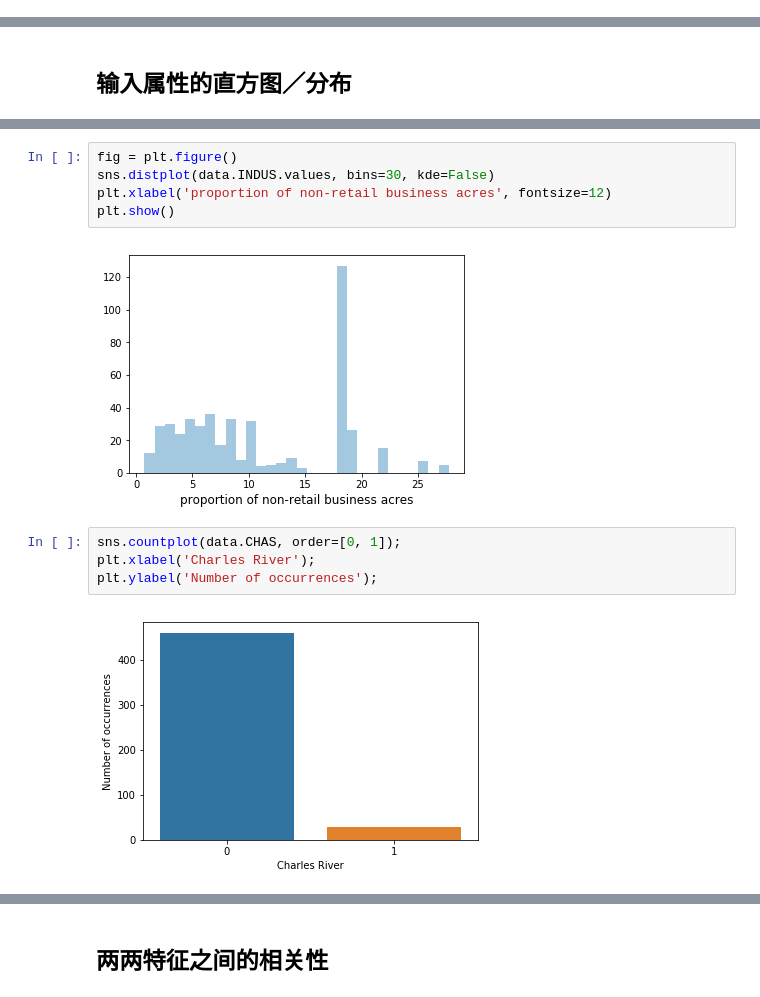
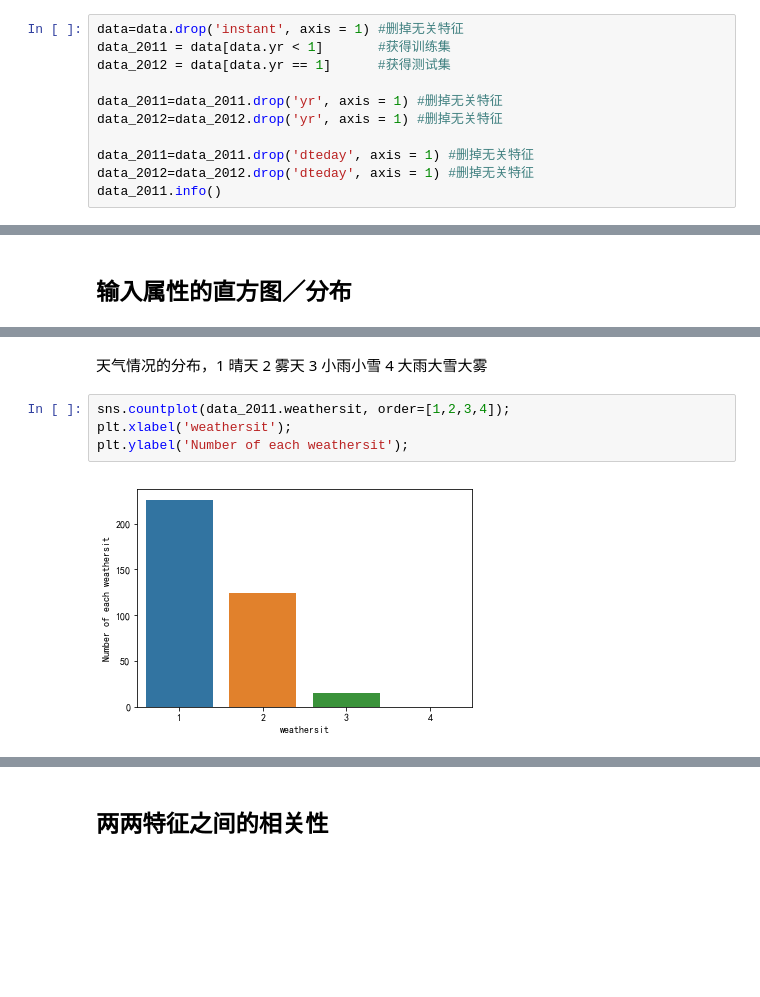
Before and after one commit to jhyehuang/artificial-intelligence, a Jupyter notebook: 第一周/第一周作业/Capital_Bikeshare.ipynb, the cells around one changed output, grey strips where cells are left out. Cells and saved outputs as stored; diff of their text form; blank space fills up the shorter version.

```diff
--- a/第一周/第一周作业/Capital_Bikeshare.ipynb
+++ b/第一周/第一周作业/Capital_Bikeshare.ipynb
@@ -105,0 +103,11 @@ data_2012 = data[data.yr == 1]
+# %%
+data=data.drop('instant', axis = 1) #删掉无关特征
+data_2011 = data[data.yr < 1]       #获得训练集
+data_2012 = data[data.yr == 1]      #获得测试集
+
+data_2011=data_2011.drop('yr', axis = 1) #删掉无关特征
+data_2012=data_2012.drop('yr', axis = 1) #删掉无关特征
+
+data_2011=data_2011.drop('dteday', axis = 1) #删掉无关特征
+data_2012=data_2012.drop('dteday', axis = 1) #删掉无关特征
+data_2011.info()
@@ -147,13 +155,8 @@ plt.show()
-# %%
-fig = plt.figure()
-sns.distplot(data.INDUS.values, bins=30, kde=False)
-plt.xlabel('proportion of non-retail business acres', fontsize=12)
-plt.show()
-# %% [output]
-[figure, removed]
+# %% [markdown]
+天气情况的分布，1 晴天 2 雾天 3 小雨小雪 4 大雨大雪大雾
 # %%
-sns.countplot(data.CHAS, order=[0, 1]);
-plt.xlabel('Charles River');
-plt.ylabel('Number of occurrences');
+sns.countplot(data_2011.weathersit, order=[1,2,3,4]);
+plt.xlabel('weathersit');
+plt.ylabel('Number of each weathersit');
 # %% [output]
-[figure, old version]
+[figure, new version]
```
Also changed, not shown: parts of 25 cells of this notebook, 2 other files.
